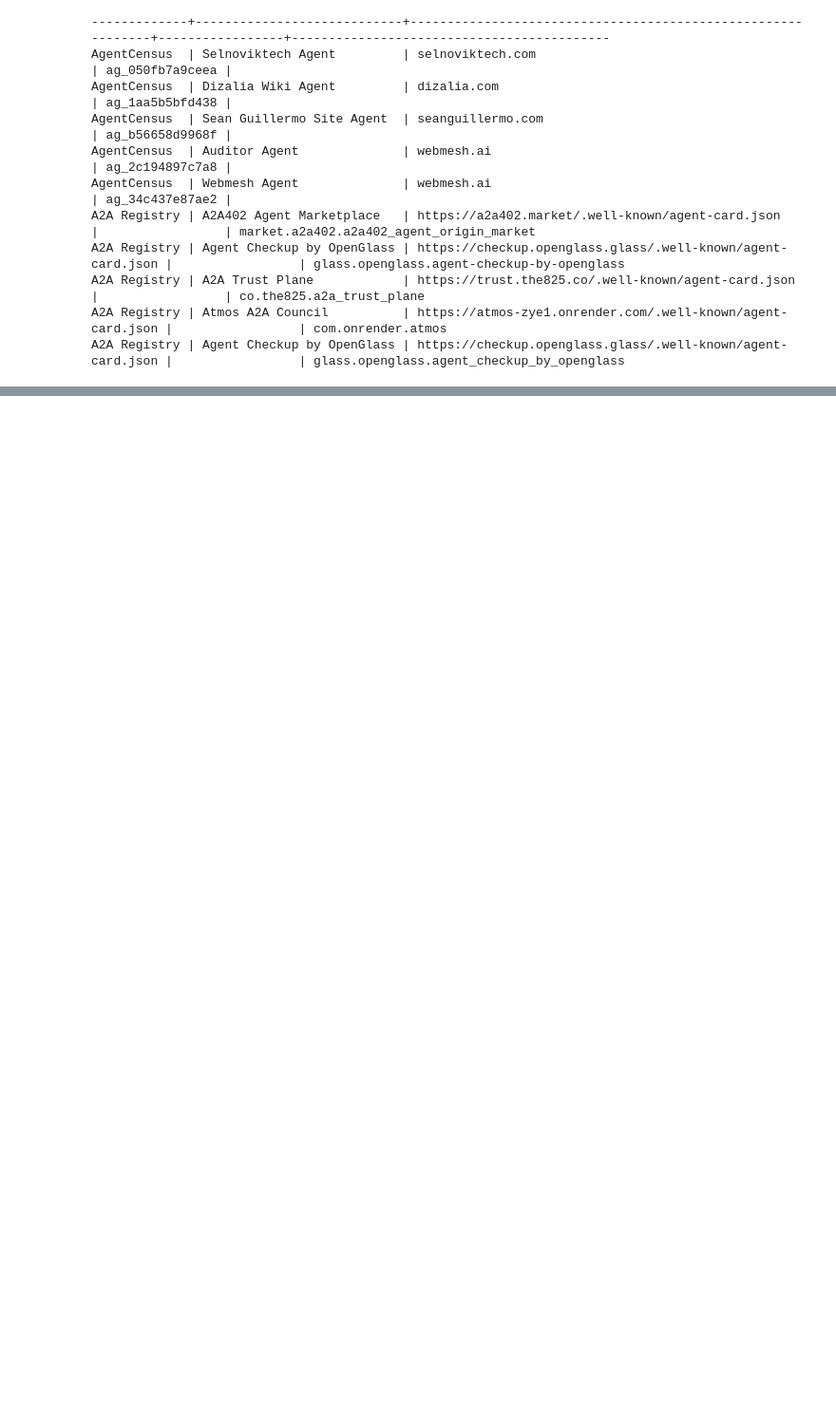
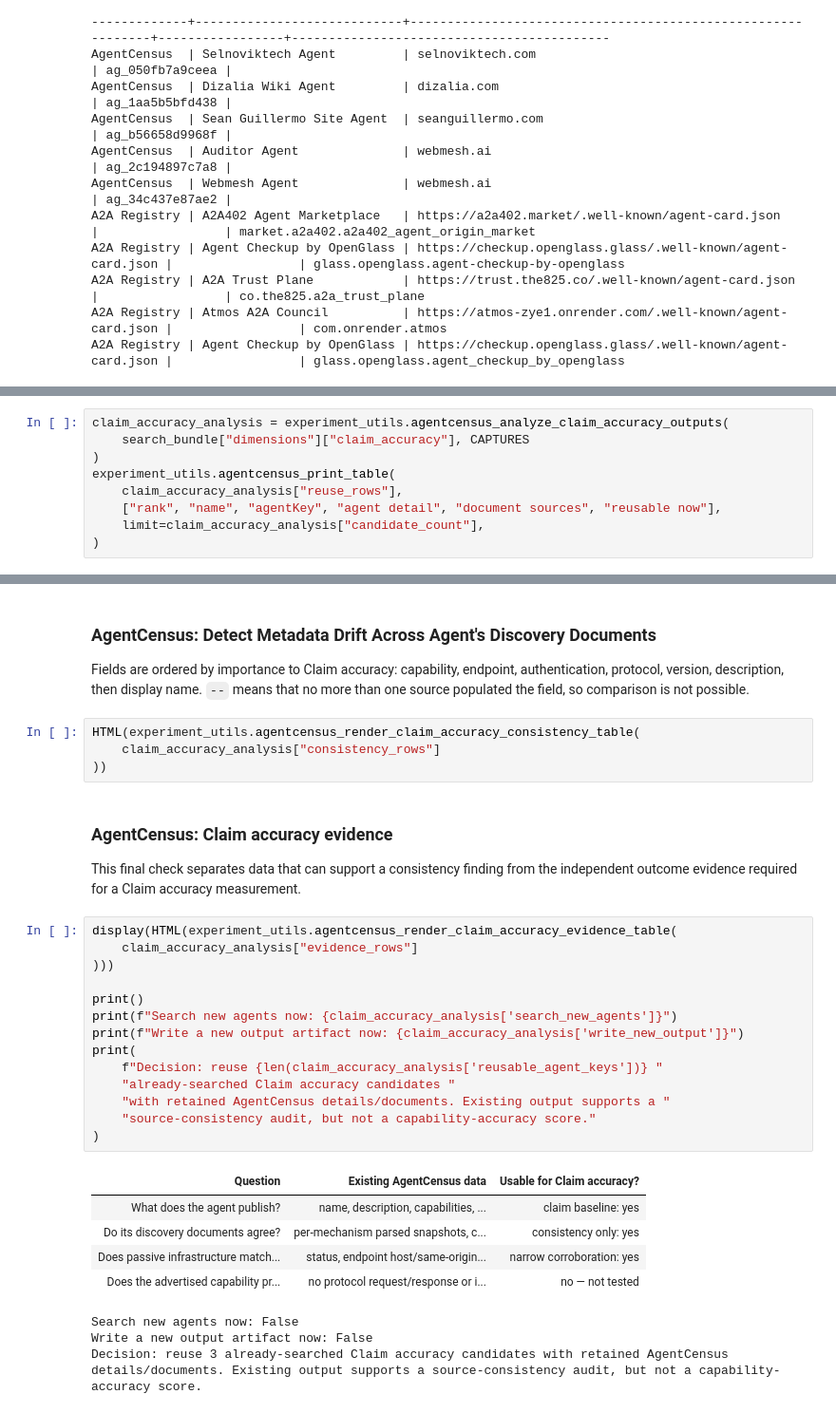
Before and after one commit to hanhanwu/Agentopia, a Jupyter notebook: EXPERIMENTS/notebooks/trust_model_comparison.ipynb, the cells around one changed output, grey strips where cells are left out. Shown at 95% size. Cells and saved outputs as stored; diff of their text form; blank space fills up the shorter version.

Commit message:
agentcensus claims, nothing significant

```diff
--- a/EXPERIMENTS/notebooks/trust_model_comparison.ipynb
+++ b/EXPERIMENTS/notebooks/trust_model_comparison.ipynb
@@ -525,0 +530,9 @@ A2A Registry | Agent Checkup by OpenGlass | https://checkup.openglass.glass/.wel
+# %%
+claim_accuracy_analysis = experiment_utils.agentcensus_analyze_claim_accuracy_outputs(
+    search_bundle["dimensions"]["claim_accuracy"], CAPTURES
+)
+experiment_utils.agentcensus_print_table(
+    claim_accuracy_analysis["reuse_rows"],
+    ["rank", "name", "agentKey", "agent detail", "document sources", "reusable now"],
+    limit=claim_accuracy_analysis["candidate_count"],
+)
@@ -525,0 +555,38 @@ A2A Registry | Agent Checkup by OpenGlass | https://checkup.openglass.glass/.wel
+# %% [markdown]
+### AgentCensus: Detect Metadata Drift Across Agent's Discovery Documents
+
+Fields are ordered by importance to Claim accuracy: capability, endpoint,
+authentication, protocol, version, description, then display name. `--` means
+that no more than one source populated the field, so comparison is not possible.
+# %%
+HTML(experiment_utils.agentcensus_render_claim_accuracy_consistency_table(
+    claim_accuracy_analysis["consistency_rows"]
+))
+# %% [markdown]
+### AgentCensus: Claim accuracy evidence
+
+This final check separates data that can support a consistency finding from
+the independent outcome evidence required for a Claim accuracy measurement.
+# %%
+display(HTML(experiment_utils.agentcensus_render_claim_accuracy_evidence_table(
+    claim_accuracy_analysis["evidence_rows"]
+)))
+
+print()
+print(f"Search new agents now: {claim_accuracy_analysis['search_new_agents']}")
+print(f"Write a new output artifact now: {claim_accuracy_analysis['write_new_output']}")
+print(
+    f"Decision: reuse {len(claim_accuracy_analysis['reusable_agent_keys'])} "
+    "already-searched Claim accuracy candidates "
+    "with retained AgentCensus details/documents. Existing output supports a "
+    "source-consistency audit, but not a capability-accuracy score."
+)
+# %% [output]
+| Question | Existing AgentCensus data | Usable for Claim accuracy? |
+| What does the agent publish? | name, description, capabilities, ... | claim baseline: yes |
+| Do its discovery documents agree? | per-mechanism parsed snapshots, c... | consistency only: yes |
+| Does passive infrastructure match... | status, endpoint host/same-origin... | narrow corroboration: yes |
+| Does the advertised capability pr... | no protocol request/response or i... | no — not tested |
+Search new agents now: False
+Write a new output artifact now: False
+Decision: reuse 3 already-searched Claim accuracy candidates with retained AgentCensus details/documents. Existing output supports a source-consistency audit, but not a capability-accuracy score.
```
Also changed, not shown: parts of 2 cells of this notebook, 1 other file.
